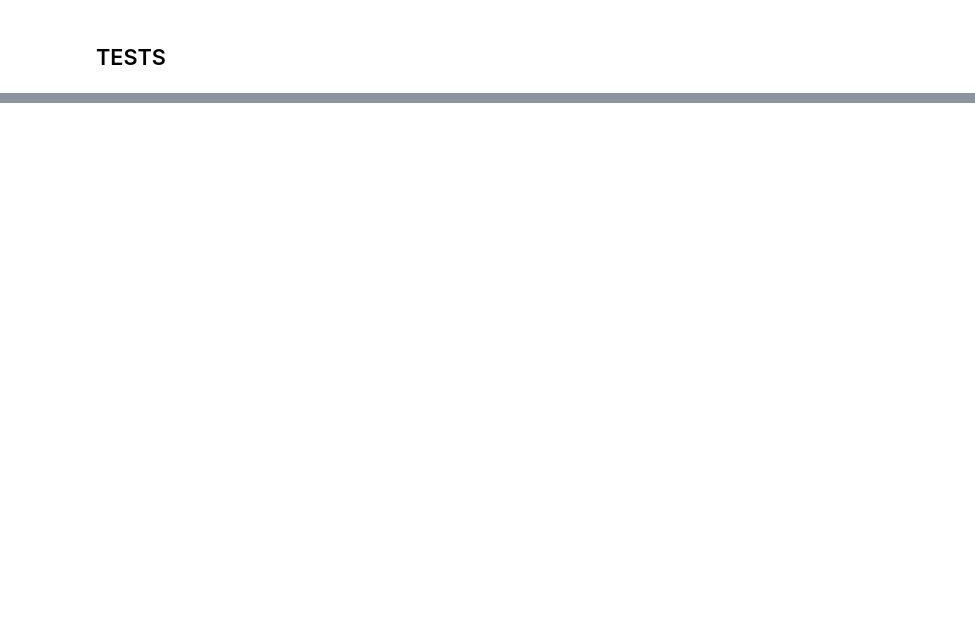
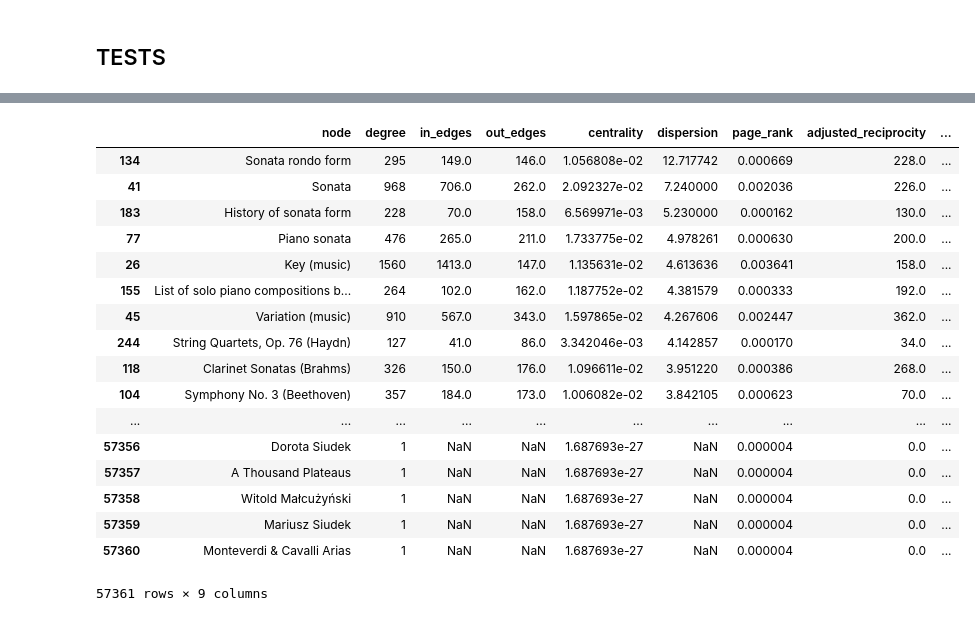
Before and after one commit to QED0711/wiki_learn, a Jupyter notebook: data-retrieval/graph_api/GraphCreator.ipynb, the cells around one changed output, grey strips where cells are left out. Cells and saved outputs as stored; diff of their text form; code cells hidden in the pictures; blank space fills up the shorter version.

```diff
--- a/data-retrieval/graph_api/GraphCreator.ipynb
+++ b/data-retrieval/graph_api/GraphCreator.ipynb
@@ -305,3 +300,24 @@ FULL
+# %%
+features_df.sort_values("dispersion", ascending=False)
+# %% [output]
+|  | node | degree | in_edges | out_edges | centrality | dispersion | page_rank | adjusted_reciprocity | ... |
+| 134 | Sonata rondo form | 295 | 149.0 | 146.0 | 1.056808e-02 | 12.717742 | 0.000669 | 228.0 | ... |
+| 41 | Sonata | 968 | 706.0 | 262.0 | 2.092327e-02 | 7.240000 | 0.002036 | 226.0 | ... |
+| 183 | History of sonata form | 228 | 70.0 | 158.0 | 6.569971e-03 | 5.230000 | 0.000162 | 130.0 | ... |
+| 77 | Piano sonata | 476 | 265.0 | 211.0 | 1.733775e-02 | 4.978261 | 0.000630 | 200.0 | ... |
+| 26 | Key (music) | 1560 | 1413.0 | 147.0 | 1.135631e-02 | 4.613636 | 0.003641 | 158.0 | ... |
+| 155 | List of solo piano compositions b... | 264 | 102.0 | 162.0 | 1.187752e-02 | 4.381579 | 0.000333 | 192.0 | ... |
+| 45 | Variation (music) | 910 | 567.0 | 343.0 | 1.597865e-02 | 4.267606 | 0.002447 | 362.0 | ... |
+| 244 | String Quartets, Op. 76 (Haydn) | 127 | 41.0 | 86.0 | 3.342046e-03 | 4.142857 | 0.000170 | 34.0 | ... |
+| 118 | Clarinet Sonatas (Brahms) | 326 | 150.0 | 176.0 | 1.096611e-02 | 3.951220 | 0.000386 | 268.0 | ... |
+| 104 | Symphony No. 3 (Beethoven) | 357 | 184.0 | 173.0 | 1.006082e-02 | 3.842105 | 0.000623 | 70.0 | ... |
+| ... | ... | ... | ... | ... | ... | ... | ... | ... | ... |
+| 57356 | Dorota Siudek | 1 | NaN | NaN | 1.687693e-27 | NaN | 0.000004 | 0.0 | ... |
+| 57357 | A Thousand Plateaus | 1 | NaN | NaN | 1.687693e-27 | NaN | 0.000004 | 0.0 | ... |
+| 57358 | Witold Małcużyński | 1 | NaN | NaN | 1.687693e-27 | NaN | 0.000004 | 0.0 | ... |
+| 57359 | Mariusz Siudek | 1 | NaN | NaN | 1.687693e-27 | NaN | 0.000004 | 0.0 | ... |
+| 57360 | Monteverdi & Cavalli Arias | 1 | NaN | NaN | 1.687693e-27 | NaN | 0.000004 | 0.0 | ... |
+57361 rows × 9 columns
 # %%
 features_df.dispersion = features_df.dispersion.fillna(0.0)
 features_df.shortest_path_length_from_source = features_df.shortest_path_length_from_source.fillna(-1)
```
Also changed, not shown: parts of 9 cells of this notebook, 1 other file.
